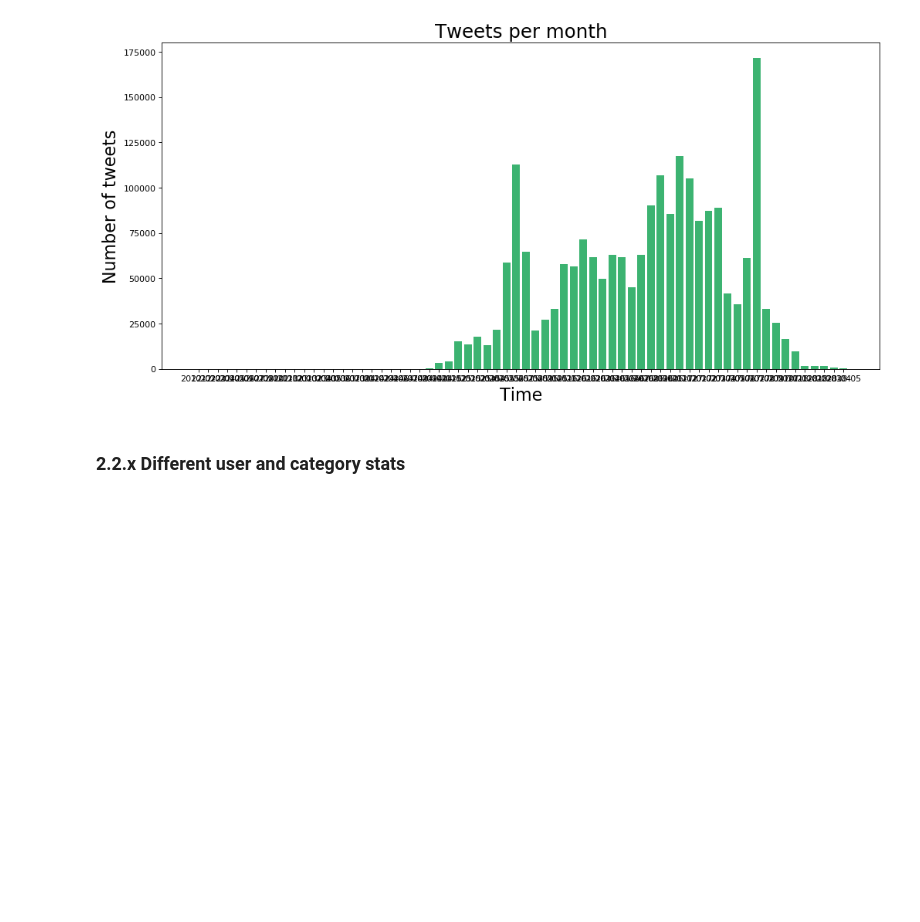
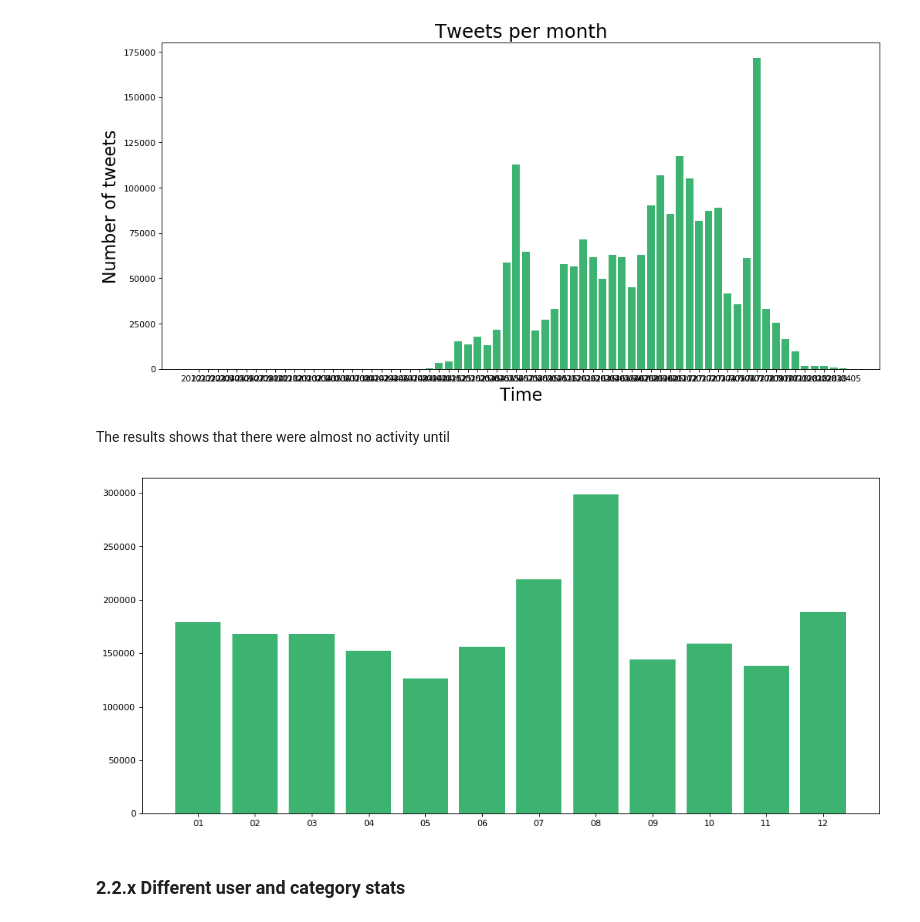
Before and after one commit to haakonms/ADAproject, a Jupyter notebook: Milestone2.ipynb, the cells around one changed output. Drawn from its saved outputs; the diff is of its cells as text; code cells hidden in the pictures; blank space fills up the shorter version.

```diff
--- a/Milestone2.ipynb
+++ b/Milestone2.ipynb
@@ -278,3 +307,17 @@ name_axises("Tweets per month", "Time", "Number of tweets")
 # %% [output]
 [figure]
 [figure]
+# %% [markdown]
+The results shows that there were almost no activity until
+# %%
+data1_months = data1_timesorted["publish_date"].map(lambda x: str(x)[5:7])
+data1_only_months = data1_months.value_counts().sort_index()
+
+figure(num=None, figsize=(15, 7), dpi=80, facecolor='w', edgecolor='k')
+#ax.tick_params(labelsize=8)
+month_frequency = plt.bar(data1_only_months.index, data1_only_months, color = "#3CB371", align="center")
+month_frequency.grid()
+#if we want only month and days.
+#data1_month_count = data1_month_days.value_counts()
+# %% [output]
+[figure, added]
```
Also changed, not shown: parts of 21 cells of this notebook.
